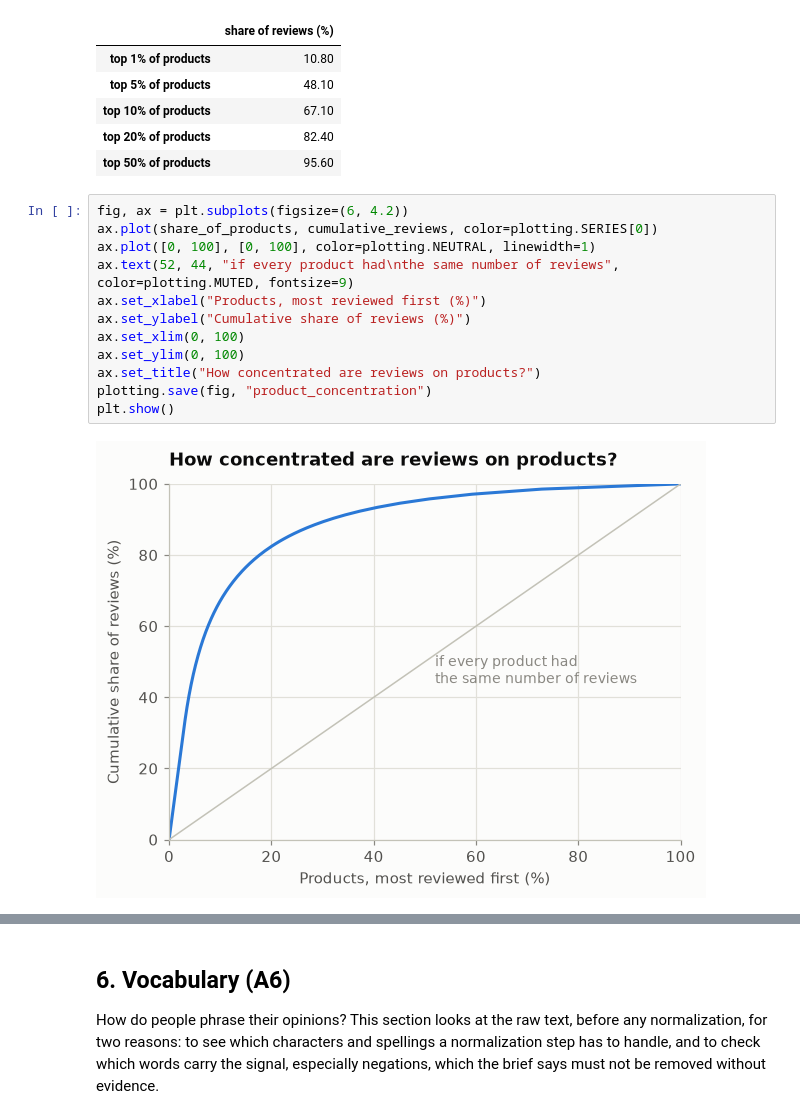
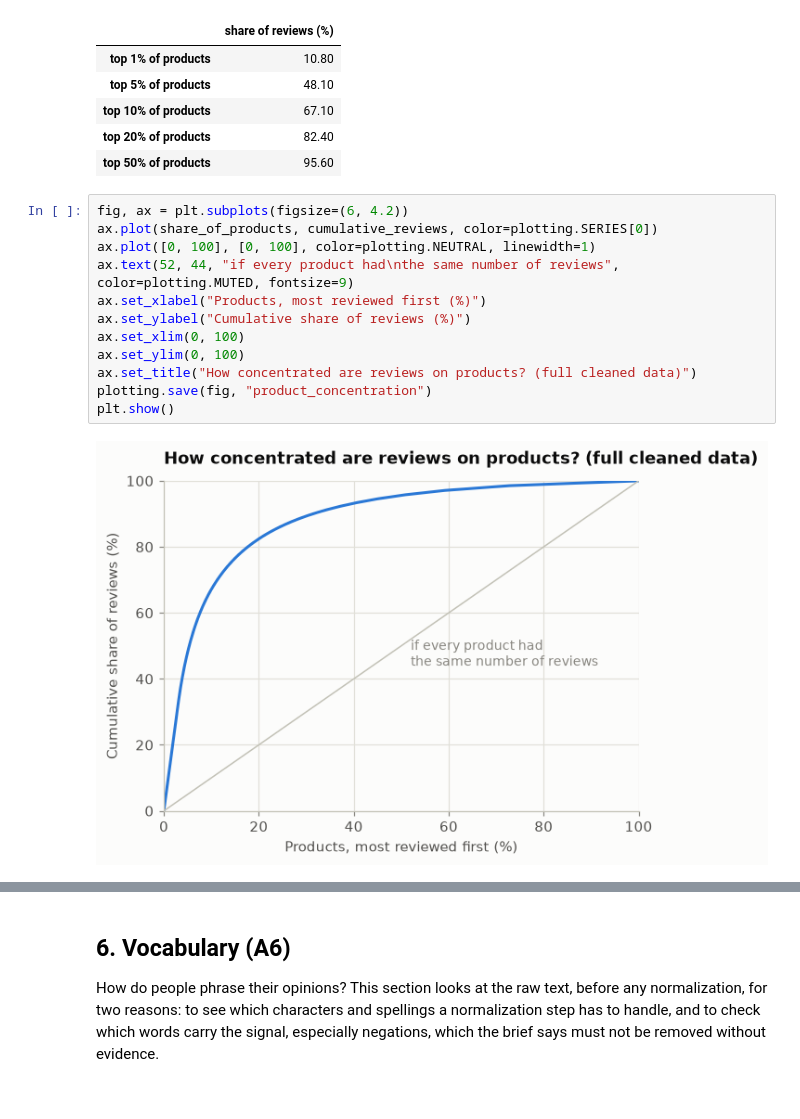
Before and after one commit to alidarviish/digikala-review-analysis, a Jupyter notebook: notebooks/01_descriptive_analysis.ipynb, the cells around one changed output, grey strips where cells are left out. Drawn from its saved outputs; the diff is of its cells as text.

```diff
--- a/notebooks/01_descriptive_analysis.ipynb
+++ b/notebooks/01_descriptive_analysis.ipynb
@@ -1054,17 +1188,17 @@ pd.Series(
 # %%
 fig, ax = plt.subplots(figsize=(6, 4.2))
 ax.plot(share_of_products, cumulative_reviews, color=plotting.SERIES[0])
 ax.plot([0, 100], [0, 100], color=plotting.NEUTRAL, linewidth=1)
 ax.text(52, 44, "if every product had\nthe same number of reviews", color=plotting.MUTED, fontsize=9)
 ax.set_xlabel("Products, most reviewed first (%)")
 ax.set_ylabel("Cumulative share of reviews (%)")
 ax.set_xlim(0, 100)
 ax.set_ylim(0, 100)
-ax.set_title("How concentrated are reviews on products?")
+ax.set_title("How concentrated are reviews on products? (full cleaned data)")
 plotting.save(fig, "product_concentration")
 plt.show()
 # %% [output]
-[figure, old version]
+[figure, new version]
 # %% [markdown]
 ### 5.6 Findings
 
```
Also changed, not shown: parts of 48 cells of this notebook, 5 other files.
